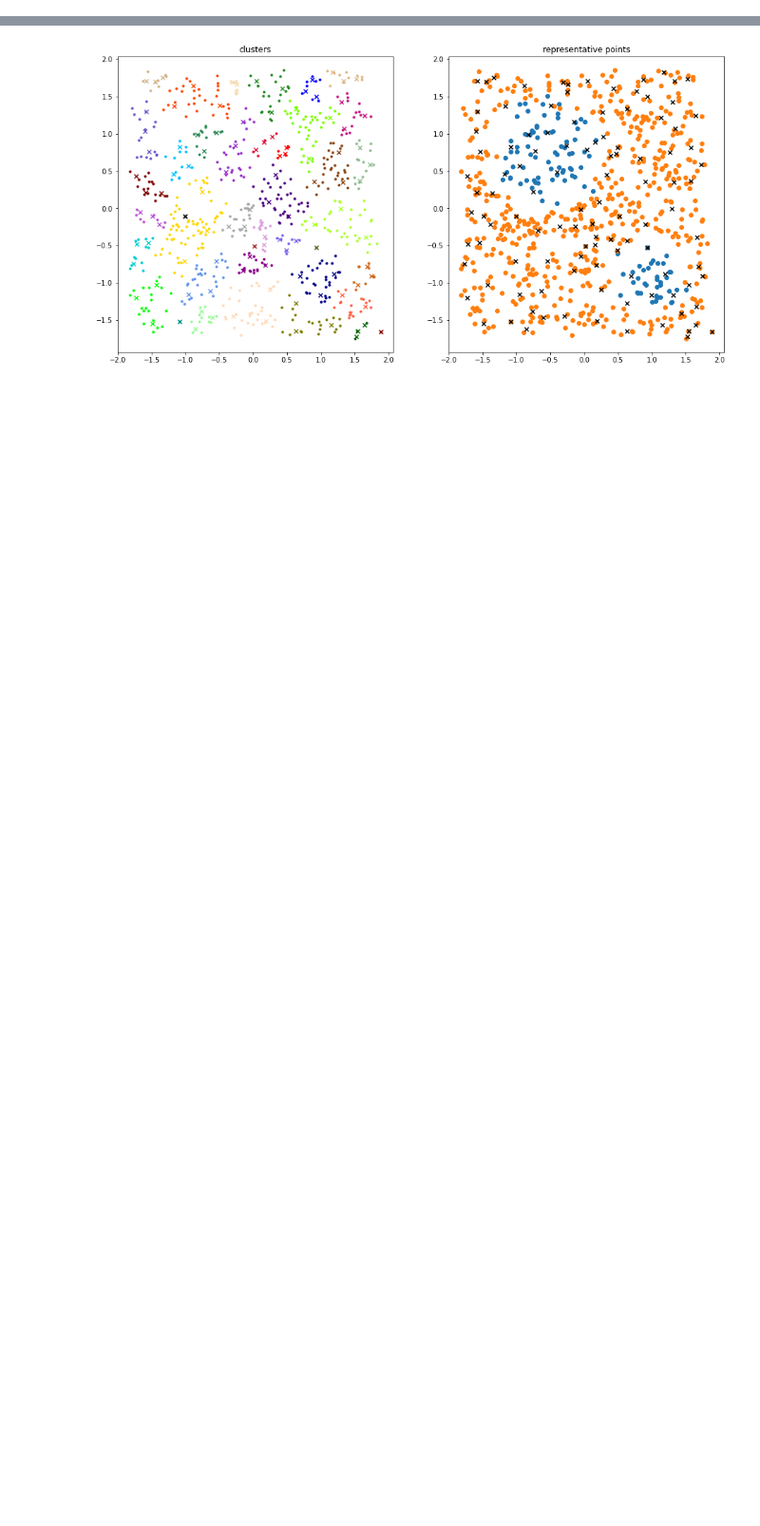
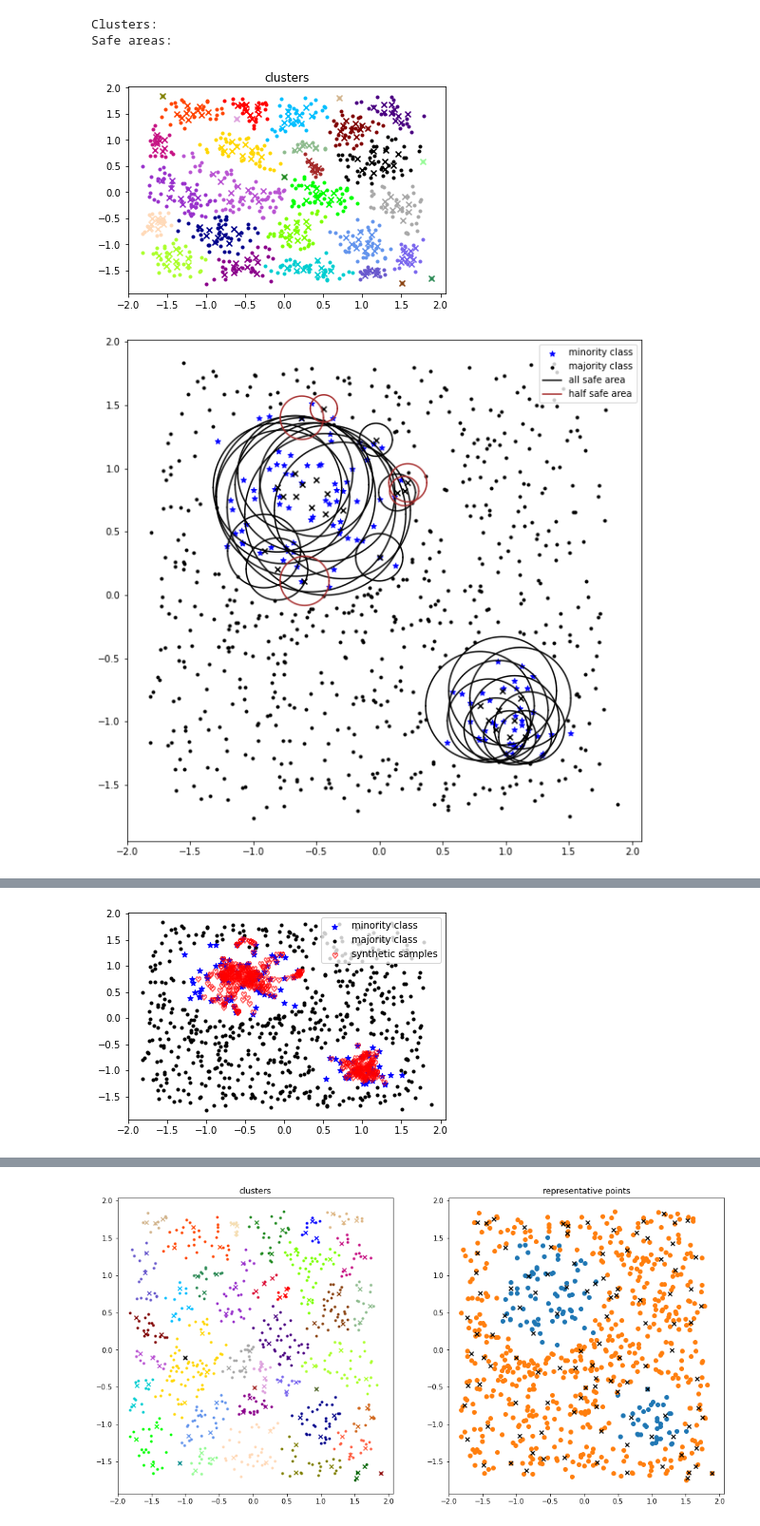
Before and after one commit to ghostqriver/AROSS, a Jupyter notebook: 10.9 Baseline implementation.ipynb, the cells around one changed output, grey strips where cells are left out. Shown at 95% size. Drawn from its saved outputs; the diff is of its cells as text; code cells hidden in the pictures; blank space fills up the shorter version.

Commit message:
renew the baseline and dataset

```diff
--- a/10.9 Baseline implementation.ipynb
+++ b/10.9 Baseline implementation.ipynb
@@ -59,0 +64,10 @@ X_oversampled,y_oversampled = baseline.show_baseline('Sampledata_new_1',random_s
+# %%
+cos_paras = {'c' : 10,
+             'alpha': 0.5,
+             'N':30}
+baseline.show_baseline_cos('Sampledata1',random_state=1,pos_label=None,args=cos_paras)
+# %% [output]
+Clusters:
+Safe areas:
+[figure, added]
+[figure, added]
@@ -59,0 +91 @@ X_oversampled,y_oversampled = baseline.show_baseline('Sampledata_new_1',random_s
+[figure, added]
```
Also changed, not shown: parts of 10 cells of this notebook, 28 other files.
